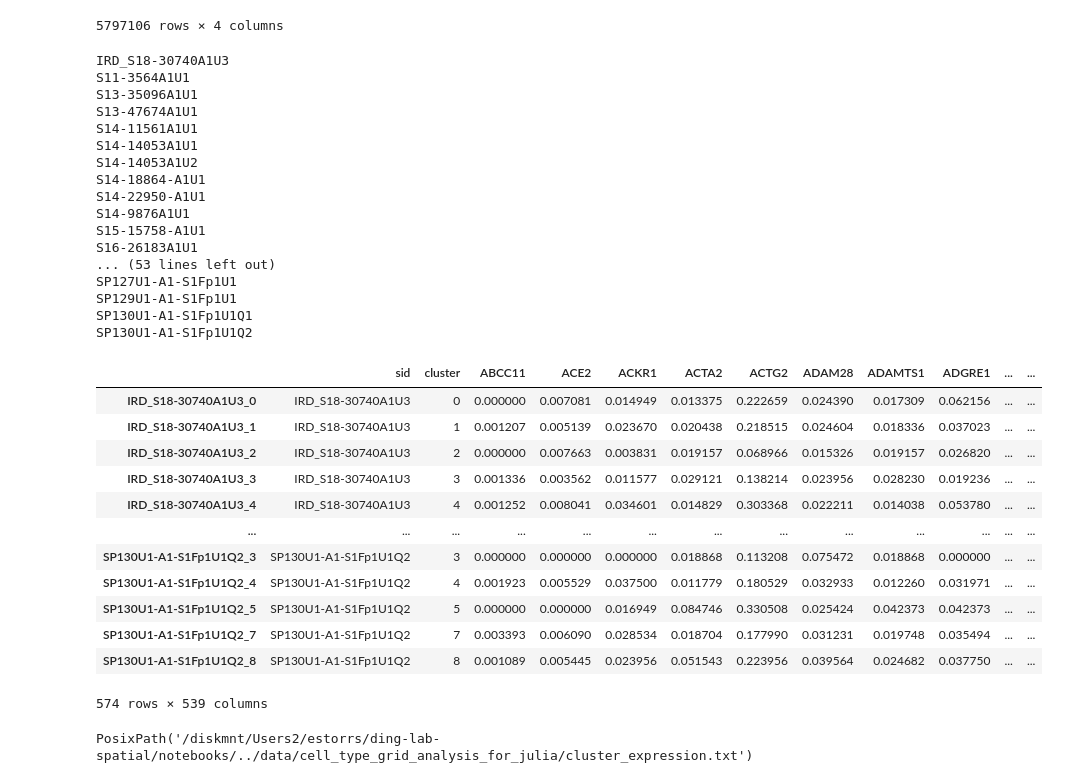
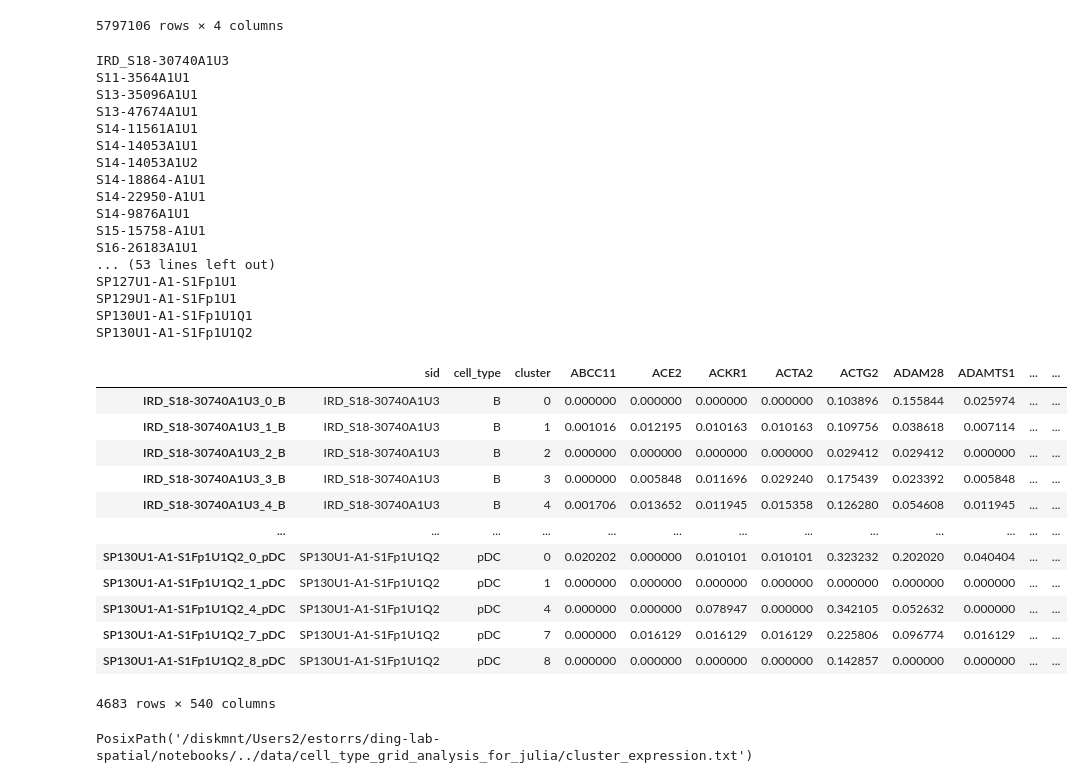
Before and after one commit to ding-lab/ding-lab-spatial, a Jupyter notebook: julia_ird/cell_type_grid_analysis_for_julia.ipynb, the cells around one changed output. Saved outputs shown, nothing was run; the diff lists cells and outputs as text; code cells hidden in the pictures.

```diff
--- a/notebooks/cell_type_grid_analysis_for_julia.ipynb
+++ b/julia_ird/cell_type_grid_analysis_for_julia.ipynb
@@ -556,50 +556,54 @@ for sid, row in meta.iterrows():
     print(sid)
     spaceranger_dir = Path(row['Output.file.path'])
 
+    annotation_df = pd.read_csv(row['annotation_csv'], index_col=0)
+    barcode_to_ct = {k:v for k, v in zip(annotation_df.index, annotation_df['group'])}
+
     adata = sc.read_10x_h5(spaceranger_dir / 'cell_feature_matrix.h5')
     gene_df = pd.DataFrame(data=adata.X.toarray(), columns=adata.var.index, index=adata.obs.index)
     filtered = barcode_metadata[barcode_metadata['sid'] == sid]
     filtered = filtered.set_index('barcode')
     gene_df['cluster'] = filtered.loc[gene_df.index, 'cluster']
+    gene_df['cell_type'] = [barcode_to_ct.get(barcode) for barcode in gene_df.index]
     gene_df = gene_df[~pd.isnull(gene_df['cluster'])].copy()
     gene_df['cluster'] = gene_df['cluster'].astype(int)
-    means = gene_df.groupby('cluster').mean().reset_index()
+    means = gene_df.groupby(['cell_type', 'cluster']).mean().reset_index()
     means.insert(0, 'sid', sid)
-    means.index = [f'{sid}_{cluster}' for sid, cluster in means[['sid', 'cluster']].values]
+    means.index = [f'{sid}_{cluster}_{ct}' for sid, cluster, ct in means[['sid', 'cluster', 'cell_type']].values]
     dfs.append(means)
 exp = pd.concat(dfs)
 exp
 # %% [output]
 IRD_S18-30740A1U3
 S11-3564A1U1
 S13-35096A1U1
 S13-47674A1U1
 S14-11561A1U1
 S14-14053A1U1
 S14-14053A1U2
 S14-18864-A1U1
 S14-22950-A1U1
 S14-9876A1U1
 S15-15758-A1U1
 S16-26183A1U1
 ... (53 lines left out)
 SP127U1-A1-S1Fp1U1
 SP129U1-A1-S1Fp1U1
 SP130U1-A1-S1Fp1U1Q1
 SP130U1-A1-S1Fp1U1Q2
-|  | sid | cluster | ABCC11 | ACE2 | ACKR1 | ACTA2 | ACTG2 | ADAM28 | ADAMTS1 | ADGRE1 | ... | ... |
-| IRD_S18-30740A1U3_0 | IRD_S18-30740A1U3 | 0 | 0.000000 | 0.007081 | 0.014949 | 0.013375 | 0.222659 | 0.024390 | 0.017309 | 0.062156 | ... | ... |
-| IRD_S18-30740A1U3_1 | IRD_S18-30740A1U3 | 1 | 0.001207 | 0.005139 | 0.023670 | 0.020438 | 0.218515 | 0.024604 | 0.018336 | 0.037023 | ... | ... |
-| IRD_S18-30740A1U3_2 | IRD_S18-30740A1U3 | 2 | 0.000000 | 0.007663 | 0.003831 | 0.019157 | 0.068966 | 0.015326 | 0.019157 | 0.026820 | ... | ... |
-| IRD_S18-30740A1U3_3 | IRD_S18-30740A1U3 | 3 | 0.001336 | 0.003562 | 0.011577 | 0.029121 | 0.138214 | 0.023956 | 0.028230 | 0.019236 | ... | ... |
-| IRD_S18-30740A1U3_4 | IRD_S18-30740A1U3 | 4 | 0.001252 | 0.008041 | 0.034601 | 0.014829 | 0.303368 | 0.022211 | 0.014038 | 0.053780 | ... | ... |
+|  | sid | cell_type | cluster | ABCC11 | ACE2 | ACKR1 | ACTA2 | ACTG2 | ADAM28 | ADAMTS1 | ... | ... |
+| IRD_S18-30740A1U3_0_B | IRD_S18-30740A1U3 | B | 0 | 0.000000 | 0.000000 | 0.000000 | 0.000000 | 0.103896 | 0.155844 | 0.025974 | ... | ... |
+| IRD_S18-30740A1U3_1_B | IRD_S18-30740A1U3 | B | 1 | 0.001016 | 0.012195 | 0.010163 | 0.010163 | 0.109756 | 0.038618 | 0.007114 | ... | ... |
+| IRD_S18-30740A1U3_2_B | IRD_S18-30740A1U3 | B | 2 | 0.000000 | 0.000000 | 0.000000 | 0.000000 | 0.029412 | 0.029412 | 0.000000 | ... | ... |
+| IRD_S18-30740A1U3_3_B | IRD_S18-30740A1U3 | B | 3 | 0.000000 | 0.005848 | 0.011696 | 0.029240 | 0.175439 | 0.023392 | 0.005848 | ... | ... |
+| IRD_S18-30740A1U3_4_B | IRD_S18-30740A1U3 | B | 4 | 0.001706 | 0.013652 | 0.011945 | 0.015358 | 0.126280 | 0.054608 | 0.011945 | ... | ... |
 | ... | ... | ... | ... | ... | ... | ... | ... | ... | ... | ... | ... | ... |
-| SP130U1-A1-S1Fp1U1Q2_3 | SP130U1-A1-S1Fp1U1Q2 | 3 | 0.000000 | 0.000000 | 0.000000 | 0.018868 | 0.113208 | 0.075472 | 0.018868 | 0.000000 | ... | ... |
-| SP130U1-A1-S1Fp1U1Q2_4 | SP130U1-A1-S1Fp1U1Q2 | 4 | 0.001923 | 0.005529 | 0.037500 | 0.011779 | 0.180529 | 0.032933 | 0.012260 | 0.031971 | ... | ... |
-| SP130U1-A1-S1Fp1U1Q2_5 | SP130U1-A1-S1Fp1U1Q2 | 5 | 0.000000 | 0.000000 | 0.016949 | 0.084746 | 0.330508 | 0.025424 | 0.042373 | 0.042373 | ... | ... |
-| SP130U1-A1-S1Fp1U1Q2_7 | SP130U1-A1-S1Fp1U1Q2 | 7 | 0.003393 | 0.006090 | 0.028534 | 0.018704 | 0.177990 | 0.031231 | 0.019748 | 0.035494 | ... | ... |
-| SP130U1-A1-S1Fp1U1Q2_8 | SP130U1-A1-S1Fp1U1Q2 | 8 | 0.001089 | 0.005445 | 0.023956 | 0.051543 | 0.223956 | 0.039564 | 0.024682 | 0.037750 | ... | ... |
+| SP130U1-A1-S1Fp1U1Q2_0_pDC | SP130U1-A1-S1Fp1U1Q2 | pDC | 0 | 0.020202 | 0.000000 | 0.010101 | 0.010101 | 0.323232 | 0.202020 | 0.040404 | ... | ... |
+| SP130U1-A1-S1Fp1U1Q2_1_pDC | SP130U1-A1-S1Fp1U1Q2 | pDC | 1 | 0.000000 | 0.000000 | 0.000000 | 0.000000 | 0.000000 | 0.000000 | 0.000000 | ... | ... |
+| SP130U1-A1-S1Fp1U1Q2_4_pDC | SP130U1-A1-S1Fp1U1Q2 | pDC | 4 | 0.000000 | 0.000000 | 0.078947 | 0.000000 | 0.342105 | 0.052632 | 0.000000 | ... | ... |
+| SP130U1-A1-S1Fp1U1Q2_7_pDC | SP130U1-A1-S1Fp1U1Q2 | pDC | 7 | 0.000000 | 0.016129 | 0.016129 | 0.016129 | 0.225806 | 0.096774 | 0.016129 | ... | ... |
+| SP130U1-A1-S1Fp1U1Q2_8_pDC | SP130U1-A1-S1Fp1U1Q2 | pDC | 8 | 0.000000 | 0.000000 | 0.000000 | 0.000000 | 0.142857 | 0.000000 | 0.000000 | ... | ... |
-574 rows × 539 columns
+4683 rows × 540 columns
 # %%
 exp.to_csv(output_dir / 'cluster_expression.txt', sep='\t', index=False)
 # %%
```
Also changed, not shown: 2 other files.
